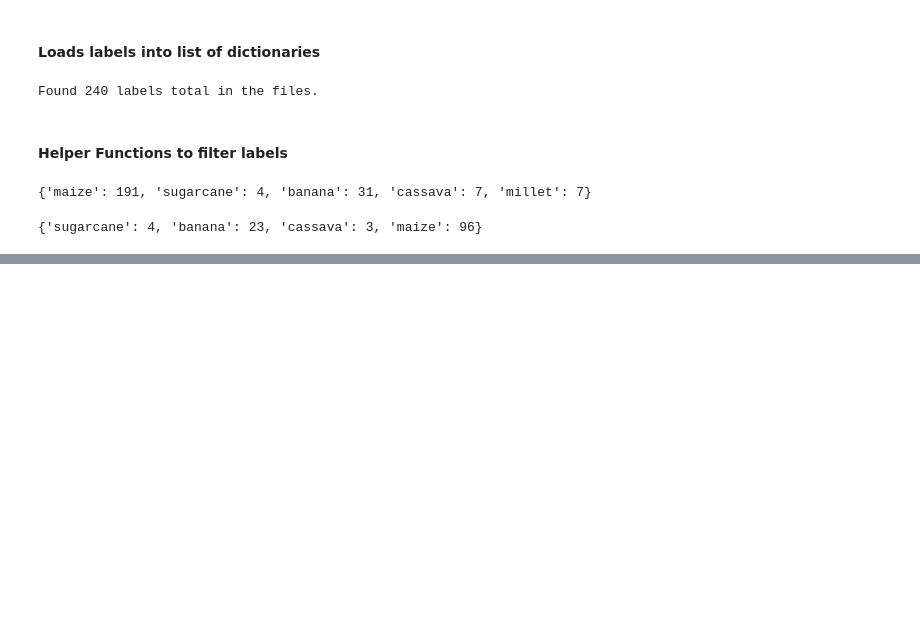
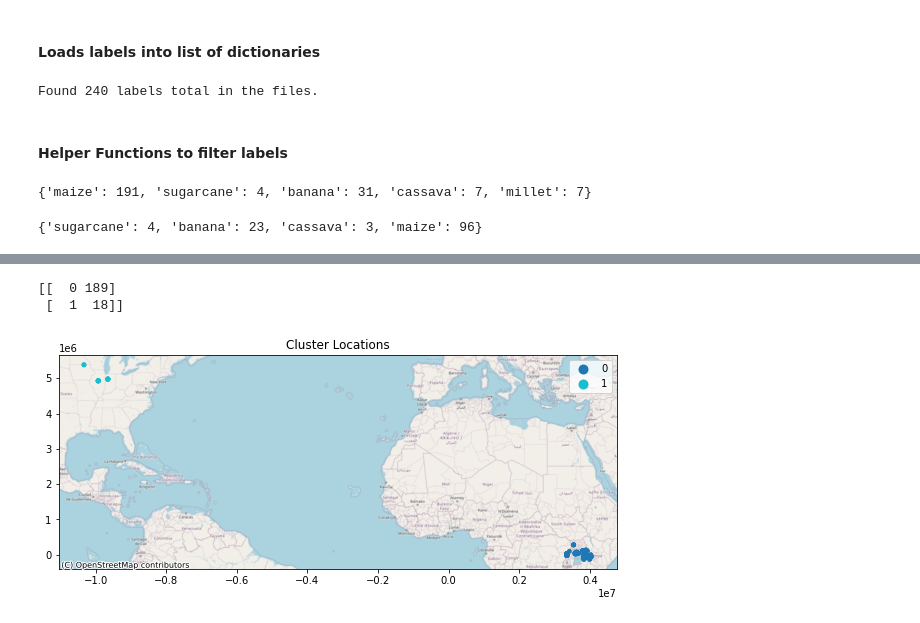
Before and after one commit to nasaharvest/street2sat, a Jupyter notebook: notebooks/analyze_labels.ipynb, the cells around one changed output, grey strips where cells are left out. Drawn from its saved outputs; the diff is of its cells as text; code cells hidden in the pictures; blank space fills up the shorter version.

```diff
--- a/notebooks/analyze_labels.ipynb
+++ b/notebooks/analyze_labels.ipynb
@@ -100,0 +117,5 @@ make_map(example1)
+# %%
+df = pd.DataFrame(labels)
+df[['long', 'lat']] = pd.DataFrame(df['coord'].tolist(), index=df.index)
+df = df.dropna()
+X_train, X_test, y_train, y_test = train_test_split(df['imageGcsUri'], df['displayName'], test_size = .15, random_state = 2, stratify = df['displayName'])
@@ -100,0 +147,3 @@ make_map(example1)
+# %%
+X = df.loc[:, ['imageGcsUri', 'lat', 'long', 'displayName']]
+X.head()
@@ -100,0 +157,32 @@ make_map(example1)
+# %%
+num_clusters = 2
+
+
+kmeans = KMeans(n_clusters = num_clusters, init ='k-means++')
+kmeans.fit(X[X.columns[1:3]])
+X['label'] = kmeans.fit_predict(X[X.columns[1:3]])
+
+centers = kmeans.cluster_centers_
+labels_kmeans = kmeans.predict(X[X.columns[1:3]])
+
+gdf = geopandas.GeoDataFrame(X, geometry=geopandas.points_from_xy(X.lat, X.long, crs='EPSG:4326'))
+
+ax = gdf.to_crs('EPSG:3857').plot(
+    figsize=(10, 30),
+    marker='o',
+    column='label',
+    categorical=True,
+    markersize=15,
+    cmap = 'tab10',
+    legend=True
+)
+ax.set_title("Cluster Locations")
+cx.add_basemap(ax, source = cx.providers.OpenStreetMap.Mapnik)
+
+(unique, counts) = np.unique(labels_kmeans, return_counts=True)
+frequencies = np.asarray((unique, counts)).T
+print(frequencies)
+# %% [output]
+[[  0 189]
+ [  1  18]]
+[figure, added]
```
Also changed, not shown: parts of 10 cells of this notebook.
